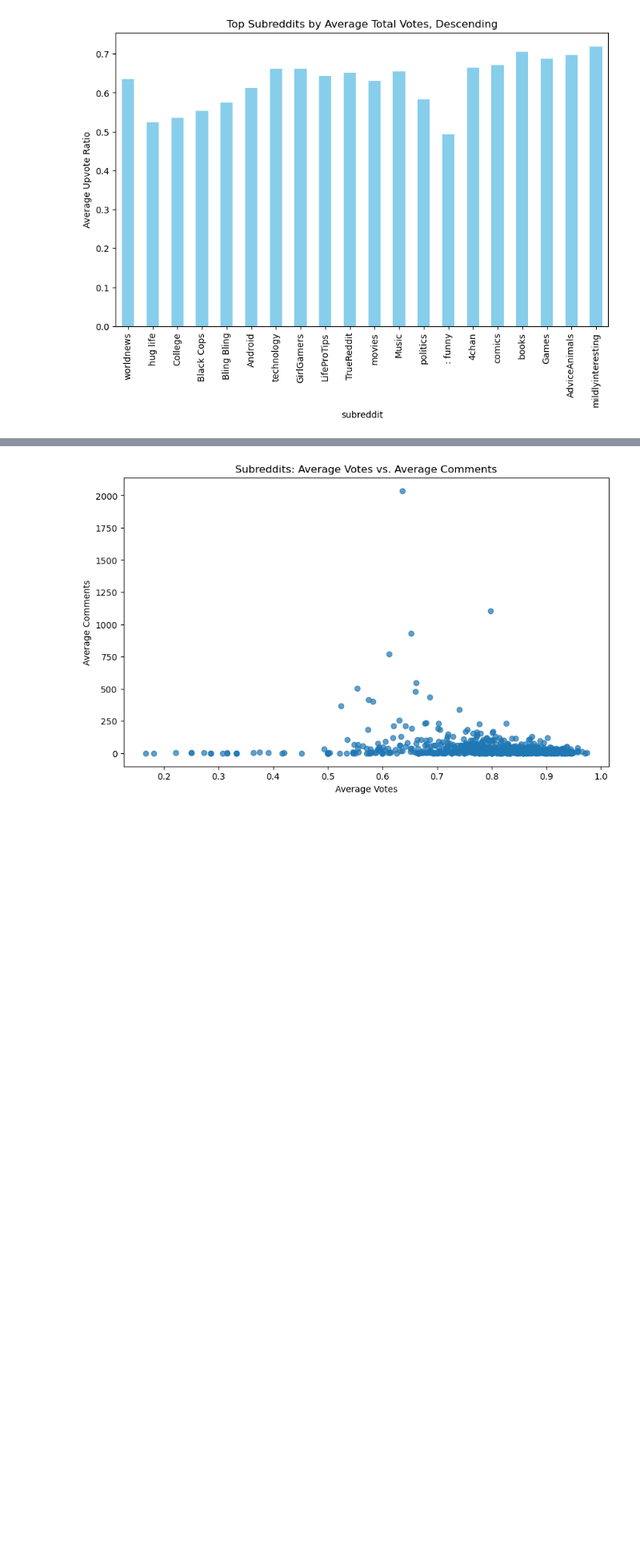
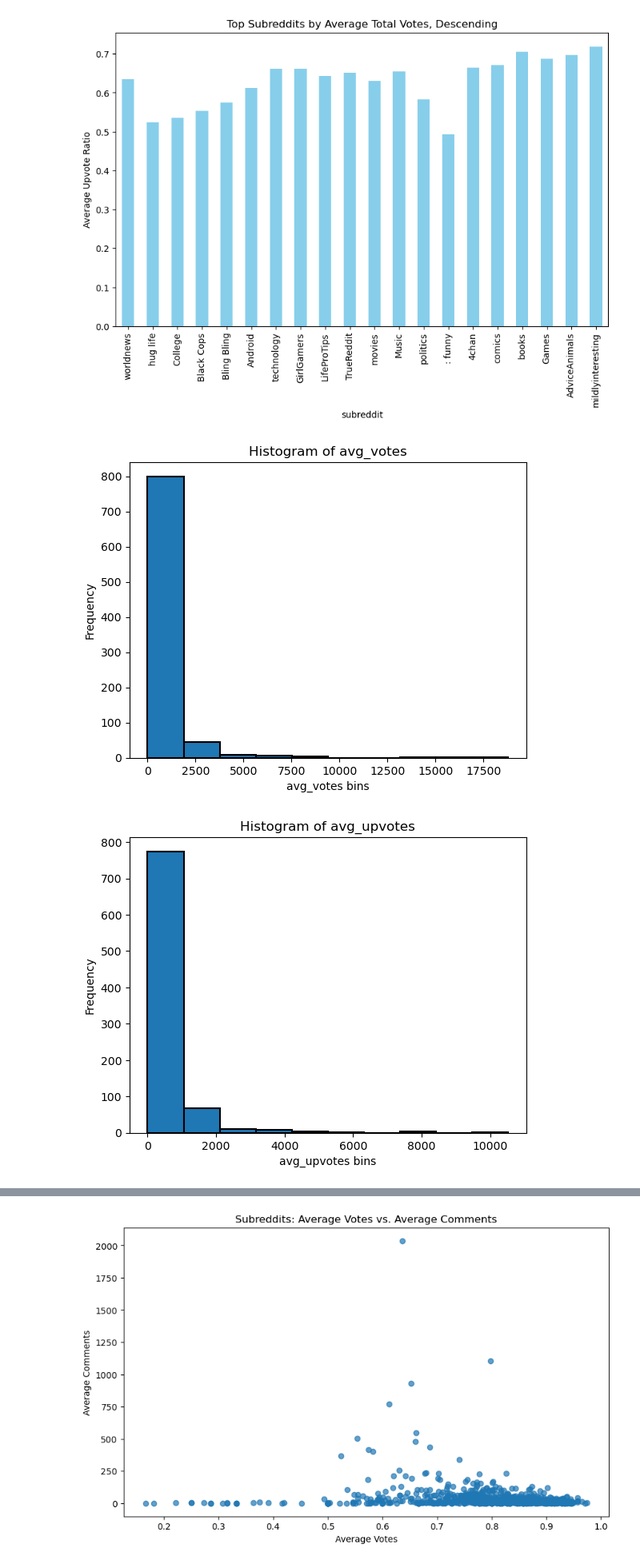
Before and after one commit to rx-72/Reddit-Post-Data-Exploration-Prediction-and-Recommendation, a Jupyter notebook: assignment2_Joshua_Huang.ipynb, the cells around one changed output, grey strips where cells are left out. Shown at 80% size. Saved outputs shown, nothing was run; the diff lists cells and outputs as text; code cells hidden in the pictures; blank space fills up the shorter version.

```diff
--- a/assignment2_Joshua_Huang.ipynb
+++ b/assignment2_Joshua_Huang.ipynb
@@ -307,3 +315,19 @@ plt.ylabel('Average Upvote Ratio')
 plt.show()
 # %% [output]
 [figure]
+# %%
+#fig = plt.figure(figsize = (15,20))
+#ax = fig.gca()
+#activity[['avg_votes', 'avg_upvotes', 'avg_upvote_ratio']].hist(ax = ax, edgecolor='black', linewidth=1.5, grid=False)
+plt.xlabel("Bins")
+plt.ylabel("Frequency")
+for col in activity[['avg_votes', 'avg_upvotes', 'avg_upvote_ratio']].columns:
+    #activity[['avg_votes', 'avg_upvotes', 'avg_upvote_ratio']][col].hist(ax = ax, edgecolor='black', linewidth=1.5, grid=False)
+    activity[['avg_votes', 'avg_upvotes', 'avg_upvote_ratio']][col].hist(edgecolor='black', linewidth=1.5, grid=False)
+    plt.title(f'Histogram of {col}')
+    plt.xlabel(f'{col} bins')
+    plt.ylabel('Frequency')
+    plt.show()
+# %% [output]
+[figure, added]
+[figure, added]
```
Also changed, not shown: parts of 20 cells of this notebook.
